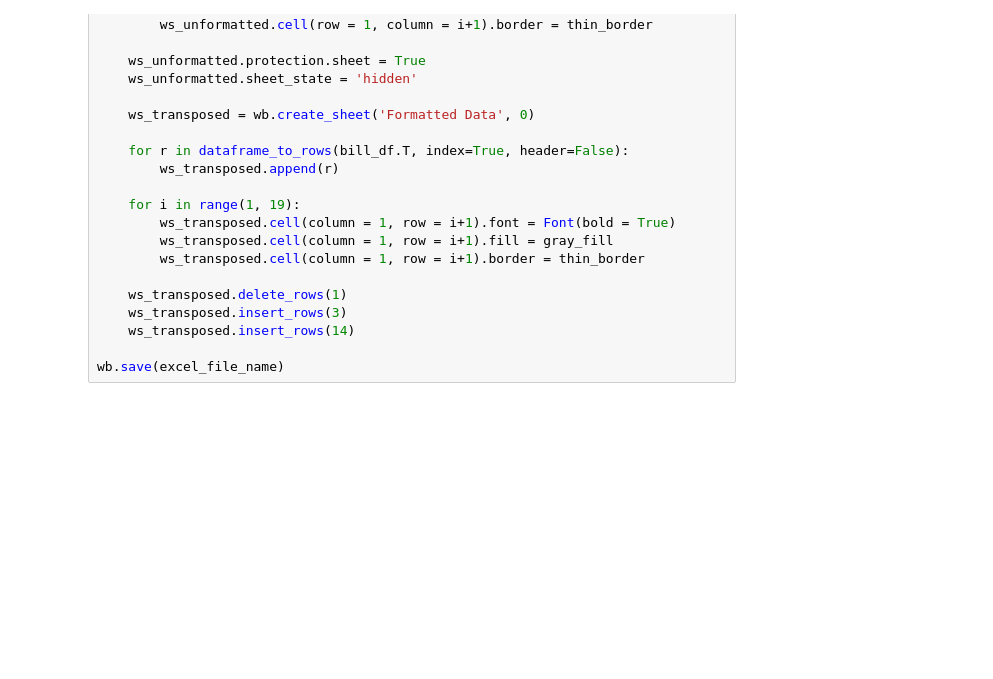
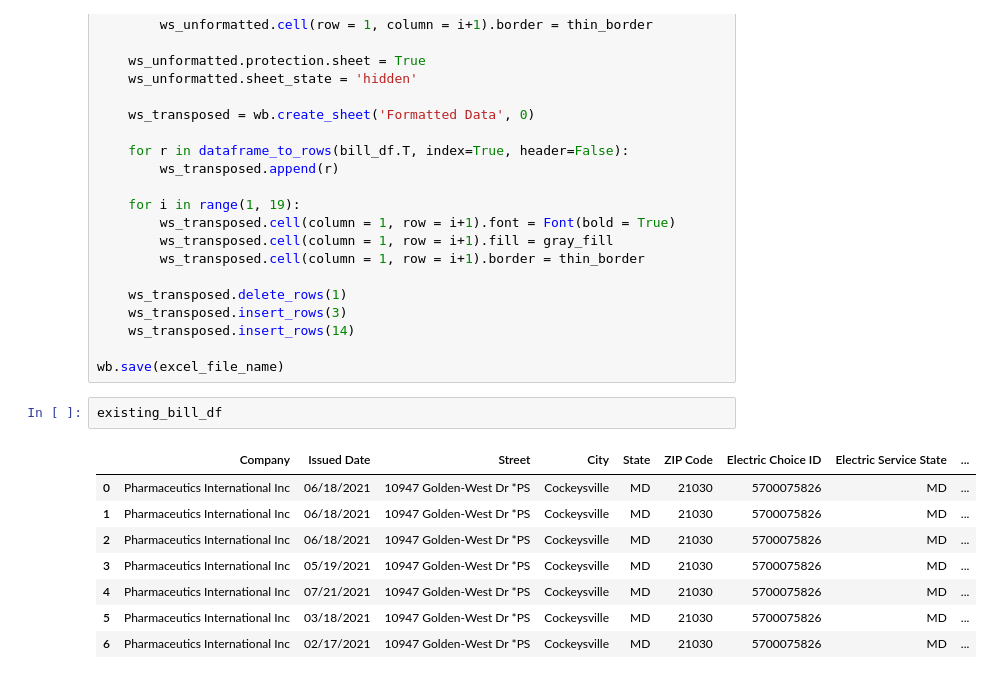
Before and after one commit to meldesouki/BGE-Bill-Extraction, a Jupyter notebook: BGE Bill Data Extraction.ipynb, the cells around one changed output. Drawn from its saved outputs; the diff is of its cells as text; blank space fills up the shorter version.

```diff
--- a/BGE Bill Data Extraction.ipynb
+++ b/BGE Bill Data Extraction.ipynb
@@ -1068,6 +1071,17 @@ else:
     ws_transposed.insert_rows(14)
 
 wb.save(excel_file_name)
+# %%
+existing_bill_df
+# %% [output]
+|  | Company | Issued Date | Street | City | State | ZIP Code | Electric Choice ID | Electric Service State | ... |
+| 0 | Pharmaceutics International Inc | 06/18/2021 | 10947 Golden-West Dr *PS | Cockeysville | MD | 21030 | 5700075826 | MD | ... |
+| 1 | Pharmaceutics International Inc | 06/18/2021 | 10947 Golden-West Dr *PS | Cockeysville | MD | 21030 | 5700075826 | MD | ... |
+| 2 | Pharmaceutics International Inc | 06/18/2021 | 10947 Golden-West Dr *PS | Cockeysville | MD | 21030 | 5700075826 | MD | ... |
+| 3 | Pharmaceutics International Inc | 05/19/2021 | 10947 Golden-West Dr *PS | Cockeysville | MD | 21030 | 5700075826 | MD | ... |
+| 4 | Pharmaceutics International Inc | 07/21/2021 | 10947 Golden-West Dr *PS | Cockeysville | MD | 21030 | 5700075826 | MD | ... |
+| 5 | Pharmaceutics International Inc | 03/18/2021 | 10947 Golden-West Dr *PS | Cockeysville | MD | 21030 | 5700075826 | MD | ... |
+| 6 | Pharmaceutics International Inc | 02/17/2021 | 10947 Golden-West Dr *PS | Cockeysville | MD | 21030 | 5700075826 | MD | ... |
 # %%
 ws_transposed.max_column
 # %% [output]
```
Also changed, not shown: parts of 10 cells of this notebook.
